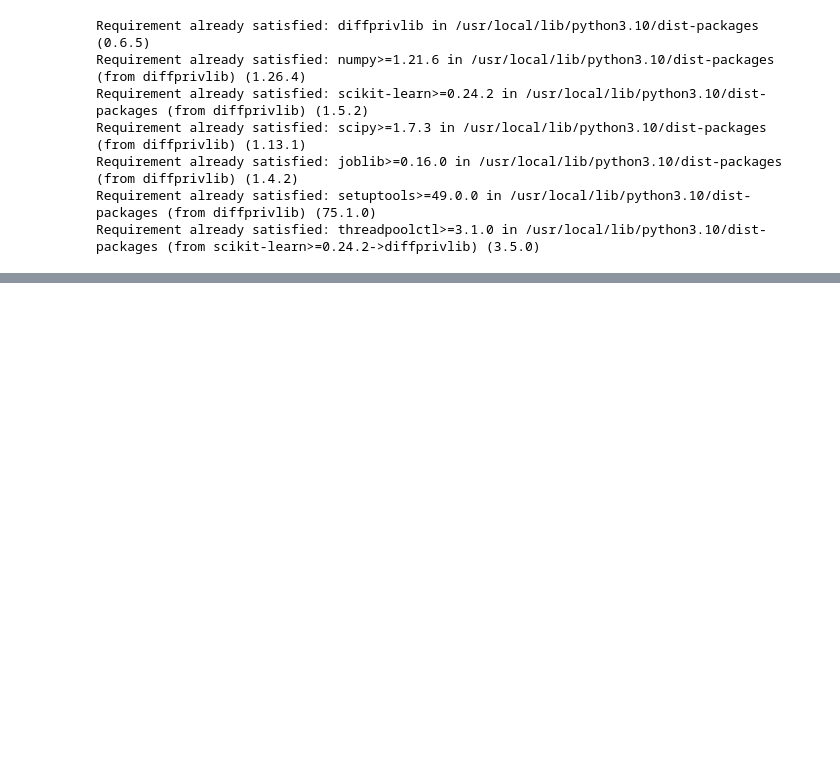
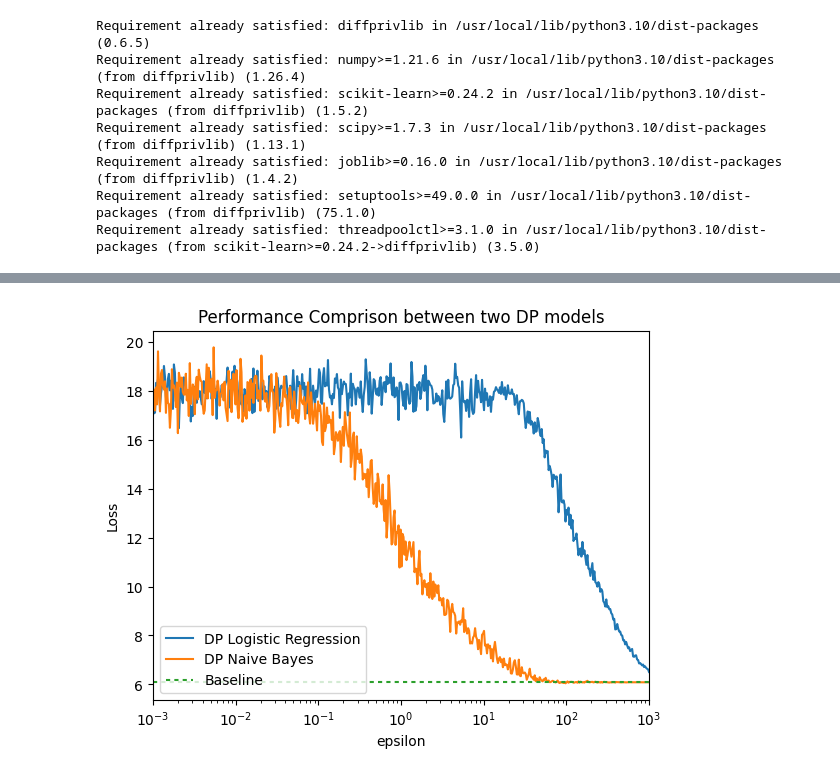
Before and after one commit to y00628/dpml-nhanes-vitamin, a Jupyter notebook: heart_disease_uci_dpml (1).ipynb, the cells around one changed output, grey strips where cells are left out. Cells and saved outputs as stored; diff of their text form; code cells hidden in the pictures; blank space fills up the shorter version.

```diff
--- a/heart_disease_uci_dpml (1).ipynb
+++ b/heart_disease_uci_dpml (1).ipynb
@@ -535,0 +443,16 @@ plt.show()
+# %%
+epsilons, baseline_gnb, loss_gnb = pickle.load(open("gnb_loss_500.p", "rb"))
+epsilons, baseline_lr, loss_lr = pickle.load(open("lr_loss_500.p", "rb"))
+
+plt.semilogx(epsilons, loss_lr, label="DP Logistic Regression")
+plt.semilogx(epsilons, loss_gnb, label="DP Naive Bayes")
+plt.plot(epsilons, np.ones_like(epsilons) * log_loss(y_test, y_pred), dashes=[2,2], label="Baseline")
+plt.title("Performance Comprison between two DP models")
+plt.xlabel("epsilon")
+plt.ylabel("Loss")
+
+plt.xlim(epsilons[0], epsilons[-1])
+plt.legend(loc=3)
+plt.show()
+# %% [output]
+[figure, added]
```
Also changed, not shown: parts of 33 cells of this notebook, 15 other files.
